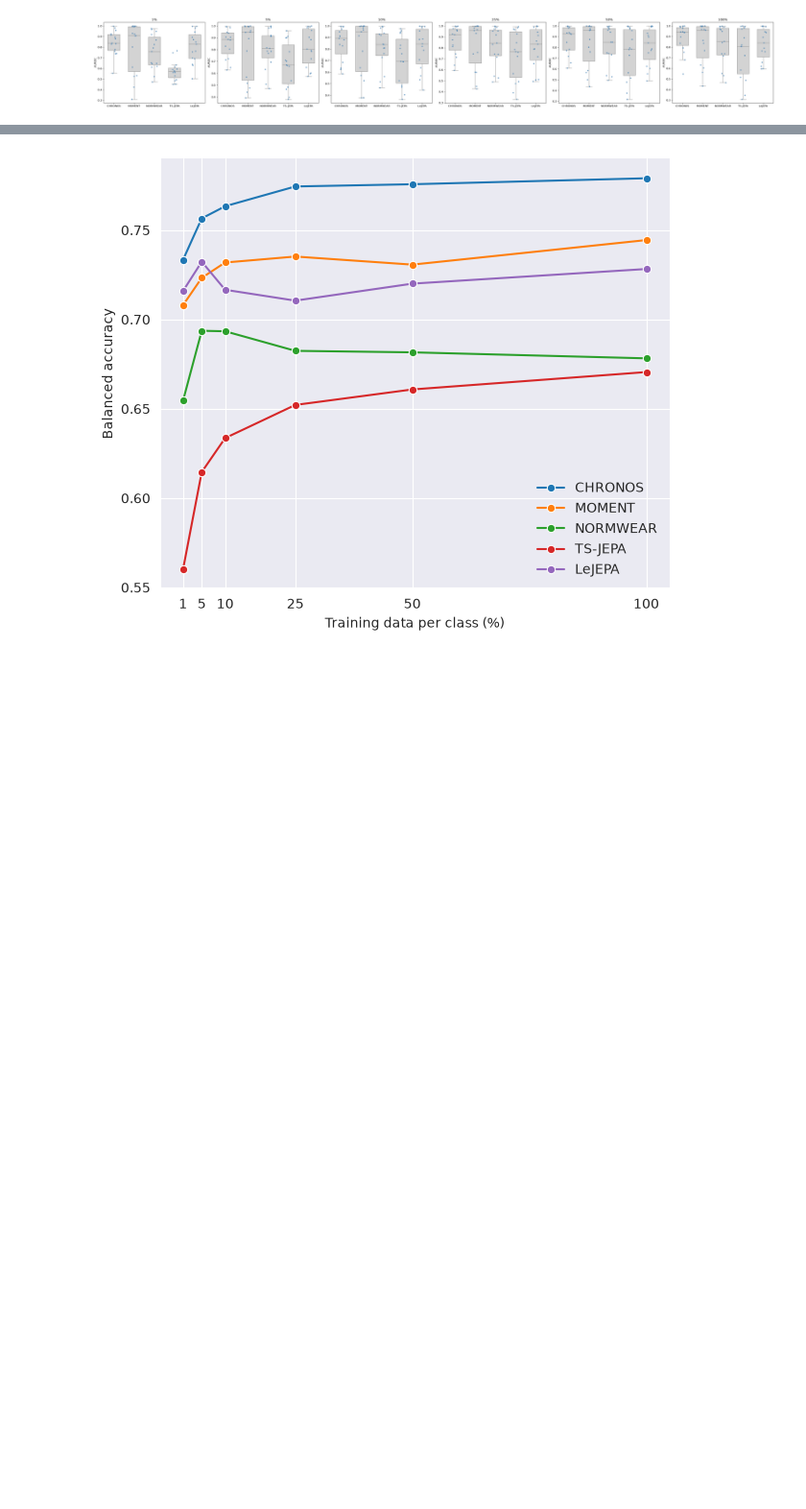
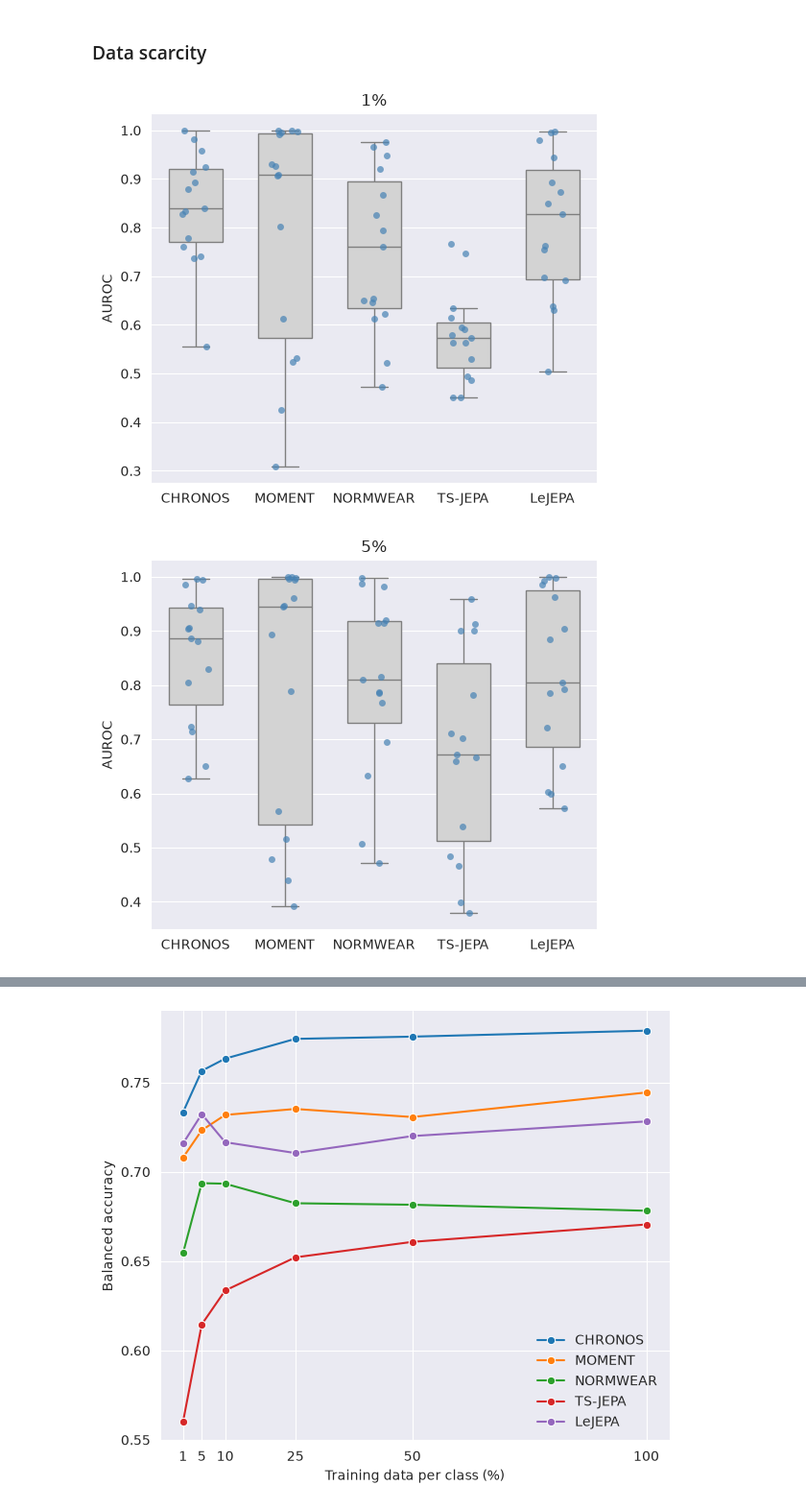
Before and after one commit to serize02/foundation-models, a Jupyter notebook: research/inference_analysis.ipynb, the cells around one changed output, grey strips where cells are left out. Shown at 96% size. Cells and saved outputs as stored; diff of their text form; code cells hidden in the pictures; blank space fills up the shorter version.

```diff
--- a/research/inference_analysis.ipynb
+++ b/research/inference_analysis.ipynb
@@ -166,5 +230,7 @@ plt.show()
+# %% [markdown]
+### Data scarcity
 # %%
-chronos_scarcity_path = inference_path / "data_scarcity_chronos_wesad_256_512_Training data per class (%)null_ecg"
+chronos_scarcity_path = inference_path / "data_scarcity_chronos_wesad_256_512_null_ecg"
 chronos_scarcity_results = pd.concat([
     pd.json_normalize(json.loads((chronos_scarcity_path / "lf_0.01.json").read_text())),
     pd.json_normalize(json.loads((chronos_scarcity_path / "lf_0.05.json").read_text())),
@@ -217,38 +283,48 @@ lejepa_scarcity_results = pd.concat([
 scarcity_df = pd.concat([chronos_scarcity_results, moment_scarcity_results, normwear_scarcity_results, tsjepa_scarcity_results, lejepa_scarcity_results], ignore_index=True)
 scarcity_df["label_percentage"] = scarcity_df["label_fraction"] * 100
 # %%
-fig, axes = plt.subplots(1, 6, figsize=(36, 5))
-sns.boxplot(data=scarcity_df[scarcity_df["label_fraction"] == 0.01], x="model", y="group_results.auroc", order=["CHRONOS", "MOMENT", "NORMWEAR", "TS-JEPA", "LeJEPA"], color="lightgray", showfliers=False, width=0.6, ax=axes[0])
-sns.stripplot(data=scarcity_df[scarcity_df["label_fraction"] == 0.01], x="model", y="group_results.auroc", order=["CHRONOS", "MOMENT", "NORMWEAR", "TS-JEPA", "LeJEPA"], color="steelblue", alpha=0.7, jitter=0.15, ax=axes[0])
-axes[0].set_title("1%")
-axes[0].set_xlabel("")
-axes[0].set_ylabel("AUROC")
-sns.boxplot(data=scarcity_df[scarcity_df["label_fraction"] == 0.05], x="model", y="group_results.auroc", order=["CHRONOS", "MOMENT", "NORMWEAR", "TS-JEPA", "LeJEPA"], color="lightgray", showfliers=False, width=0.6, ax=axes[1])
-sns.stripplot(data=scarcity_df[scarcity_df["label_fraction"] == 0.05], x="model", y="group_results.auroc", order=["CHRONOS", "MOMENT", "NORMWEAR", "TS-JEPA", "LeJEPA"], color="steelblue", alpha=0.7, jitter=0.15, ax=axes[1])
-axes[1].set_title("5%")
-axes[1].set_xlabel("")
-axes[1].set_ylabel("AUROC")
-sns.boxplot(data=scarcity_df[scarcity_df["label_fraction"] == 0.1], x="model", y="group_results.auroc", order=["CHRONOS", "MOMENT", "NORMWEAR", "TS-JEPA", "LeJEPA"], color="lightgray", showfliers=False, width=0.6, ax=axes[2])
-sns.stripplot(data=scarcity_df[scarcity_df["label_fraction"] == 0.1], x="model", y="group_results.auroc", order=["CHRONOS", "MOMENT", "NORMWEAR", "TS-JEPA", "LeJEPA"], color="steelblue", alpha=0.7, jitter=0.15, ax=axes[2])
-axes[2].set_title("10%")
-axes[2].set_xlabel("")
-axes[2].set_ylabel("AUROC")
-sns.boxplot(data=scarcity_df[scarcity_df["label_fraction"] == 0.25], x="model", y="group_results.auroc", order=["CHRONOS", "MOMENT", "NORMWEAR", "TS-JEPA", "LeJEPA"], color="lightgray", showfliers=False, width=0.6, ax=axes[3])
-sns.stripplot(data=scarcity_df[scarcity_df["label_fraction"] == 0.25], x="model", y="group_results.auroc", order=["CHRONOS", "MOMENT", "NORMWEAR", "TS-JEPA", "LeJEPA"], color="steelblue", alpha=0.7, jitter=0.15, ax=axes[3])
-axes[3].set_title("25%")
-axes[3].set_xlabel("")
-axes[3].set_ylabel("AUROC")
-sns.boxplot(data=scarcity_df[scarcity_df["label_fraction"] == 0.5], x="model", y="group_results.auroc", order=["CHRONOS", "MOMENT", "NORMWEAR", "TS-JEPA", "LeJEPA"], color="lightgray", showfliers=False, width=0.6, ax=axes[4])
-sns.stripplot(data=scarcity_df[scarcity_df["label_fraction"] == 0.5], x="model", y="group_results.auroc", order=["CHRONOS", "MOMENT", "NORMWEAR", "TS-JEPA", "LeJEPA"], color="steelblue", alpha=0.7, jitter=0.15, ax=axes[4])
-axes[4].set_title("50%")
-axes[4].set_xlabel("")
-axes[4].set_ylabel("AUROC")
-sns.boxplot(data=scarcity_df[scarcity_df["label_fraction"] == 1.0], x="model", y="group_results.auroc", order=["CHRONOS", "MOMENT", "NORMWEAR", "TS-JEPA", "LeJEPA"], color="lightgray", showfliers=False, width=0.6, ax=axes[5])
-sns.stripplot(data=scarcity_df[scarcity_df["label_fraction"] == 1.0], x="model", y="group_results.auroc", order=["CHRONOS", "MOMENT", "NORMWEAR", "TS-JEPA", "LeJEPA"], color="steelblue", alpha=0.7, jitter=0.15, ax=axes[5])
-axes[5].set_title("100%")
-axes[5].set_xlabel("")
-axes[5].set_ylabel("AUROC")
-plt.tight_layout()
+plt.figure(figsize=(6, 5))
+sns.boxplot(data=scarcity_df[scarcity_df["label_fraction"] == 0.01], x="model", y="group_results.auroc", order=["CHRONOS", "MOMENT", "NORMWEAR", "TS-JEPA", "LeJEPA"], color="lightgray", showfliers=False, width=0.6)
+sns.stripplot(data=scarcity_df[scarcity_df["label_fraction"] == 0.01], x="model", y="group_results.auroc", order=["CHRONOS", "MOMENT", "NORMWEAR", "TS-JEPA", "LeJEPA"], color="steelblue", alpha=0.7, jitter=0.15)
+plt.title("1%")
+plt.xlabel("")
+plt.ylabel("AUROC")
+
+plt.figure(figsize=(6, 5))
+sns.boxplot(data=scarcity_df[scarcity_df["label_fraction"] == 0.05], x="model", y="group_results.auroc", order=["CHRONOS", "MOMENT", "NORMWEAR", "TS-JEPA", "LeJEPA"], color="lightgray", showfliers=False, width=0.6)
+sns.stripplot(data=scarcity_df[scarcity_df["label_fraction"] == 0.05], x="model", y="group_results.auroc", order=["CHRONOS", "MOMENT", "NORMWEAR", "TS-JEPA", "LeJEPA"], color="steelblue", alpha=0.7, jitter=0.15)
+plt.title("5%")
+plt.xlabel("")
+plt.ylabel("AUROC")
+
+plt.figure(figsize=(6, 5))
+sns.boxplot(data=scarcity_df[scarcity_df["label_fraction"] == 0.1], x="model", y="group_results.auroc", order=["CHRONOS", "MOMENT", "NORMWEAR", "TS-JEPA", "LeJEPA"], color="lightgray", showfliers=False, width=0.6)
+sns.stripplot(data=scarcity_df[scarcity_df["label_fraction"] == 0.1], x="model", y="group_results.auroc", order=["CHRONOS", "MOMENT", "NORMWEAR", "TS-JEPA", "LeJEPA"], color="steelblue", alpha=0.7, jitter=0.15)
+plt.title("10%")
+plt.xlabel("")
+plt.ylabel("AUROC")
+
+plt.figure(figsize=(6, 5))
+sns.boxplot(data=scarcity_df[scarcity_df["label_fraction"] == 0.25], x="model", y="group_results.auroc", order=["CHRONOS", "MOMENT", "NORMWEAR", "TS-JEPA", "LeJEPA"], color="lightgray", showfliers=False, width=0.6)
+sns.stripplot(data=scarcity_df[scarcity_df["label_fraction"] == 0.25], x="model", y="group_results.auroc", order=["CHRONOS", "MOMENT", "NORMWEAR", "TS-JEPA", "LeJEPA"], color="steelblue", alpha=0.7, jitter=0.15)
+plt.title("25%")
+plt.xlabel("")
+plt.ylabel("AUROC")
+
+plt.figure(figsize=(6, 5))
+sns.boxplot(data=scarcity_df[scarcity_df["label_fraction"] == 0.5], x="model", y="group_results.auroc", order=["CHRONOS", "MOMENT", "NORMWEAR", "TS-JEPA", "LeJEPA"], color="lightgray", showfliers=False, width=0.6)
+sns.stripplot(data=scarcity_df[scarcity_df["label_fraction"] == 0.5], x="model", y="group_results.auroc", order=["CHRONOS", "MOMENT", "NORMWEAR", "TS-JEPA", "LeJEPA"], color="steelblue", alpha=0.7, jitter=0.15)
+plt.title("50%")
+plt.xlabel("")
+plt.ylabel("AUROC")
+
+plt.figure(figsize=(6, 5))
+sns.boxplot(data=scarcity_df[scarcity_df["label_fraction"] == 1.0], x="model", y="group_results.auroc", order=["CHRONOS", "MOMENT", "NORMWEAR", "TS-JEPA", "LeJEPA"], color="lightgray", showfliers=False, width=0.6)
+sns.stripplot(data=scarcity_df[scarcity_df["label_fraction"] == 1.0], x="model", y="group_results.auroc", order=["CHRONOS", "MOMENT", "NORMWEAR", "TS-JEPA", "LeJEPA"], color="steelblue", alpha=0.7, jitter=0.15)
+plt.title("100%")
+plt.xlabel("")
+plt.ylabel("AUROC")
 plt.show()
 # %% [output]
-[figure, old version]
+[figure, new version]
+[figure, added]
```
Also changed, not shown: parts of 28 cells of this notebook, 16 other files.
